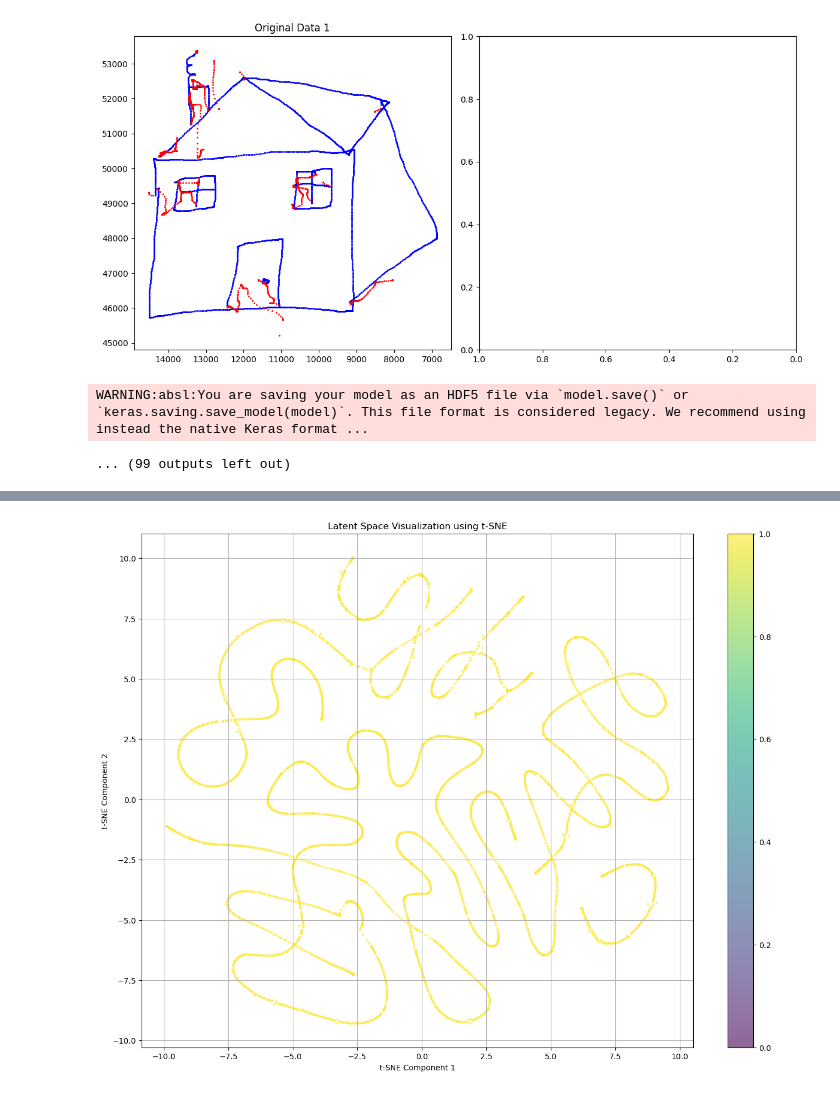
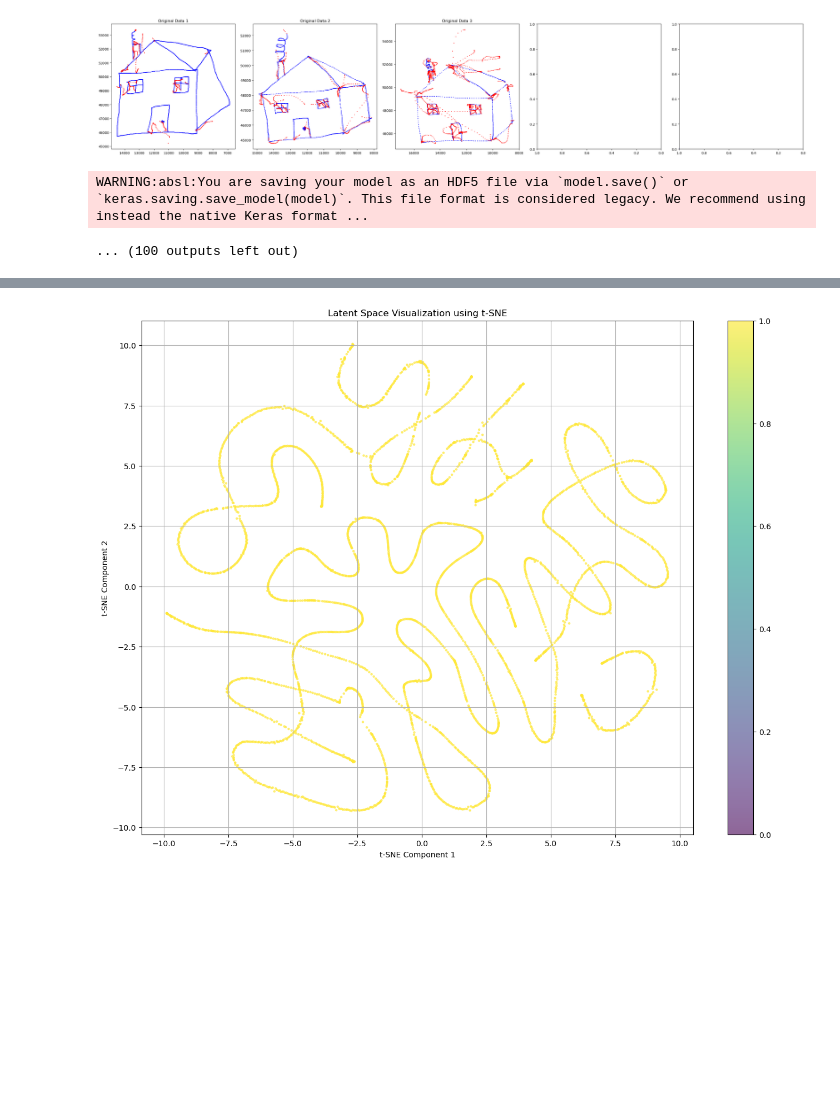
Before and after one commit to jaypeepeep/SC-Beta-VAE-GAN, a Jupyter notebook: model/VAEGAN Checkpoint 1.5.2.6 PreTrained.ipynb, the cells around one changed output, grey strips where cells are left out. Cells and saved outputs as stored; diff of their text form; code cells hidden in the pictures; blank space fills up the shorter version.

```diff
--- a/model/VAEGAN Checkpoint 1.5.2.6 PreTrained.ipynb
+++ b/model/VAEGAN Checkpoint 1.5.2.6 PreTrained.ipynb
@@ -81,8 +81,8 @@ def upload_and_process_files(directory, num_files_to_use=None):
 
     return data_frames, processed_data, scalers, avg_data_points, input_filenames, original_data_frames  # Return original data
 
-directory = 'Task2'  # Directory where the .svc files are stored
-num_files_to_use = 2
+directory = 'Task3'  # Directory where the .svc files are stored
+num_files_to_use = 1
 data_frames, processed_data, scalers, avg_data_points, input_filenames, original_data_frames = upload_and_process_files(directory, num_files_to_use)
 
 # Store the name of the first file for use in Cell 4
@@ -319,7 +318,7 @@ beta = 0.001
 learning_rate = 0.001
 lambda_shift = 0.5
 
-vae = VAE(latent_dim, beta)
+vae = VAE(latent_dim, beta, lambda_shift)
 optimizer = tf.keras.optimizers.Adam(learning_rate)
 # %%
 # Cell 7 (modified)
@@ -402,7 +401,7 @@ vae_epochs = 200
 lstm_interval = 50
 epochs = 100
 visual_per_num_epoch = 10
-num_augmented_files = 1
+num_augmented_files = 2
 
 generator_loss_history = []
 reconstruction_loss_history = []
@@ -534,6 +533,6 @@ Epoch 10: Generator Loss = 0.044171, Reconstruction Loss = 0.044170, KL Divergen
-[figure, old version]
+[figure, new version]
 WARNING:absl:You are saving your model as an HDF5 file via `model.save()` or `keras.saving.save_model(model)`. This file format is considered legacy. We recommend using instead the native Keras format ...
-... (99 outputs left out)
+... (100 outputs left out)
 # %%
 # Cell 10
 import shutil
```
Also changed, not shown: parts of 11 cells of this notebook, 1 other file.
